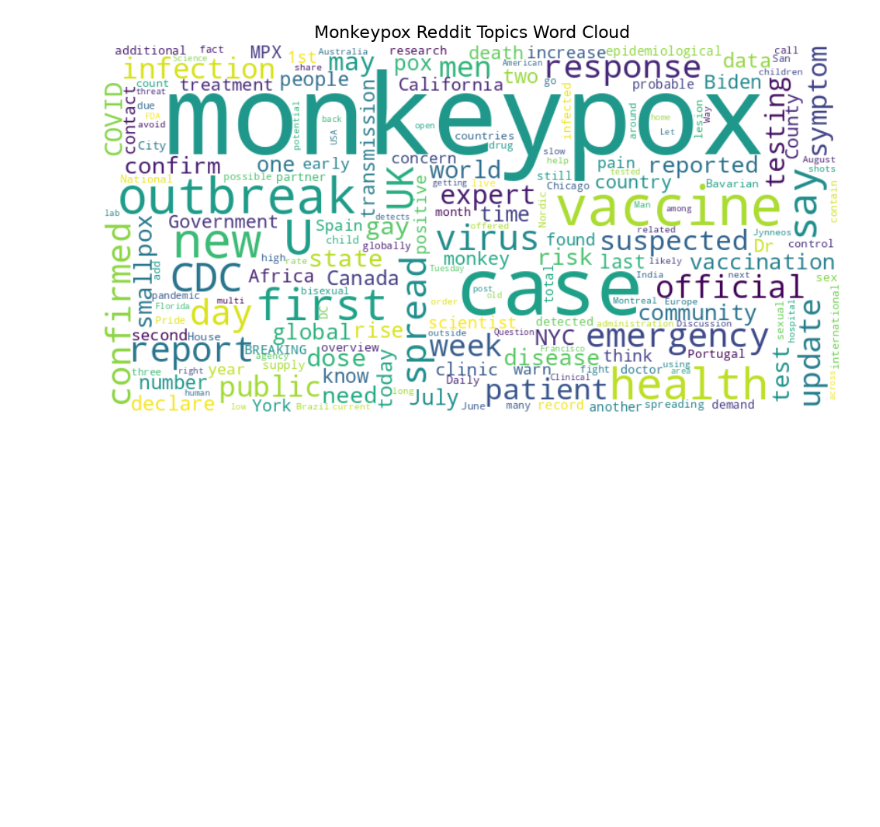
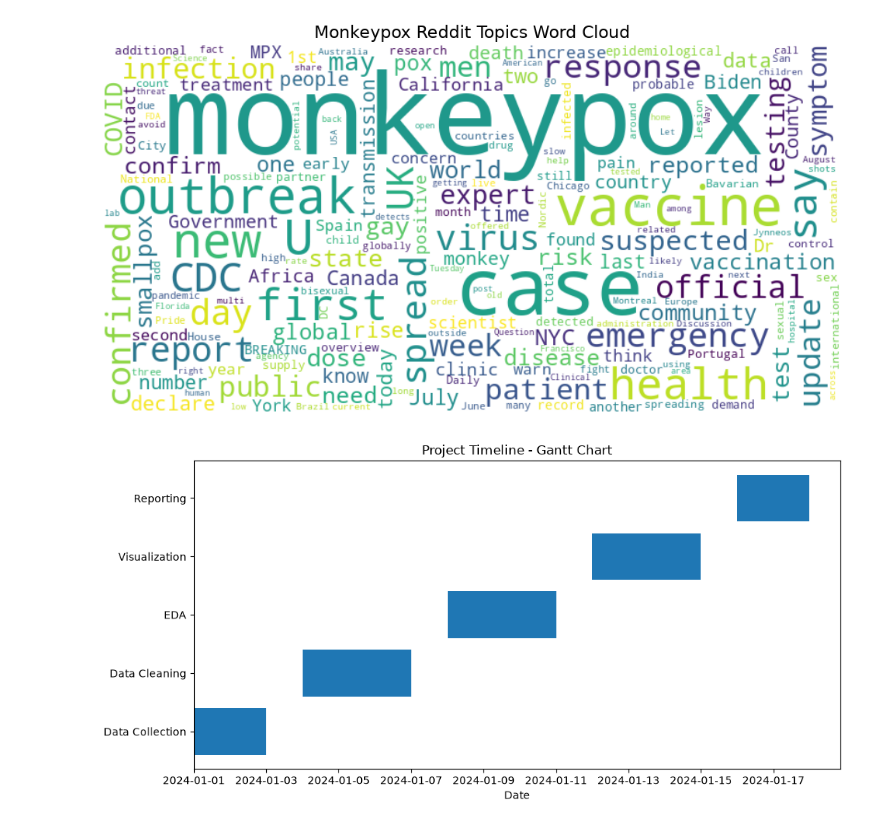
Before and after one commit to ItsUgesh/data-visualization, a Jupyter notebook: wordcloud.ipynb, the cells around one changed output. Saved outputs shown, nothing was run; the diff lists cells and outputs as text; code cells hidden in the pictures; blank space fills up the shorter version.

Commit message:
Add Gantt chart for project workflow timeline
- Created custom dataset representing project timeline (Data Collection, Cleaning, EDA, Visualization, Reporting)
- Built horizontal bar chart (Gantt-style) using matplotlib to visualize task durations and schedule
- Used start and end dates to calculate task duration for each stage
- Chart illustrates overall workflow followed across the data visualization project

```diff
--- a/wordcloud.ipynb
+++ b/wordcloud.ipynb
@@ -46,3 +46,24 @@ plt.show()
 [nltk_data]     /home/codespace/nltk_data...
 [nltk_data]   Unzipping corpora/stopwords.zip.
 [figure]
+# %%
+import matplotlib.pyplot as plt
+import pandas as pd
+
+tasks = pd.DataFrame({
+    'Task': ['Data Collection', 'Data Cleaning', 'EDA', 'Visualization', 'Reporting'],
+    'Start': pd.to_datetime(['2024-01-01', '2024-01-04', '2024-01-08', '2024-01-12', '2024-01-16']),
+    'End':   pd.to_datetime(['2024-01-03', '2024-01-07', '2024-01-11', '2024-01-15', '2024-01-18'])
+})
+
+tasks['Duration'] = (tasks['End'] - tasks['Start']).dt.days
+
+fig, ax = plt.subplots(figsize=(10, 5))
+ax.barh(tasks['Task'], tasks['Duration'], left=tasks['Start'])
+
+ax.set_xlabel("Date")
+ax.set_title("Project Timeline - Gantt Chart")
+plt.tight_layout()
+plt.show()
+# %% [output]
+[figure, added]
```
